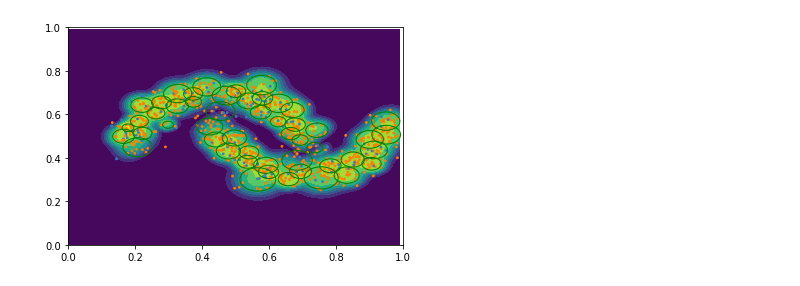
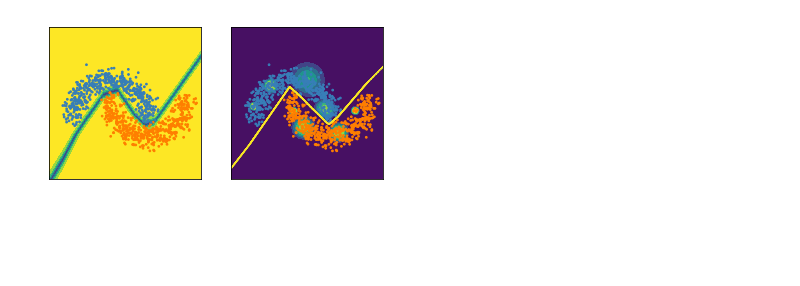
Before and after one commit to AlexMeinke/certified-certain-uncertainty, a Jupyter notebook: TwoMoons.ipynb, the cells around one changed output. Saved outputs shown, nothing was run; the diff lists cells and outputs as text; code cells hidden in the pictures; blank space fills up the shorter version.

Commit message:
finished eval pipeline, refactored sample plotting, fixed bug in ODIN

```diff
--- a/TwoMoons.ipynb
+++ b/TwoMoons.ipynb
@@ -52,7 +52,7 @@ class TwoMoonsNet(nn.Module):
 # %%
 moons_data, moons_label = datasets.make_moons(n_samples=1000, shuffle=True, noise=.15)
 
-data = (torch.tensor(moons_data, dtype=torch.float) + 1.8) / 4
+data = (torch.tensor(moons_data, dtype=torch.float) + 1.6) / 4
 label = torch.tensor(moons_label, dtype=torch.float)
 label = label.type(torch.LongTensor)
 
@@ -77,6 +77,7 @@ gmm = models.GMM(50, 2, mu=mu, logvar=logvar)
 device=torch.device('cuda:0')
 
 model = models.RobustModel(net, gmm, 0., dim=2, classes=2).to(device)
+base_model = TwoMoonsNet().to(device)
 # %%
 model.mm.mu.data += .1*(torch.rand_like(model.mm.mu)-.5)
 mu = model.mm.mu
@@ -98,14 +99,22 @@ for i in range(mu.shape[0]):
 # %%
 lr = 0.1
 lr_gmm = 1e-3
+decay = 0.
 
 param_groups = [{'params':model.mm.parameters(),'lr':lr_gmm, 'weight_decay':0.},
-                {'params':model.base_model.parameters(),'lr':lr, 'weight_decay':5e-4}]
+                {'params':model.base_model.parameters(),'lr':lr, 'weight_decay':decay}]
 
 optimizer = optim.SGD(param_groups)
 
 for epoch in range(1000):
-    tt.train_CEDA_gmm(model, device, train_loader, train_loader, optimizer, epoch, lam=1., verbose=-1)
+    tt.train_CEDA_gmm(model, device, train_loader, train_loader,
+                      optimizer, epoch, lam=1., verbose=-1)
+# %%
+optimizer = optim.SGD(base_model.parameters(), lr=lr, weight_decay=decay)
+
+for epoch in range(1000):
+    tt.train_plain(base_model, device, train_loader, train_loader,
+                   optimizer, epoch, lam=1., verbose=-1)
 # %%
 ax = plt.gca()
 ax.cla()
@@ -124,30 +144,65 @@ for i in range(mu.shape[0]):
 # %%
-x = np.arange(0., 1., 0.01)
-y = np.arange(0., 1., 0.01)
+f = plt.figure()
+
+x = np.arange(0., 1.01, 0.0001)
+y = np.arange(0., 1.01, 0.0001)
 
 points = []
 for xx in x:
     for yy in y:
         points.append((xx, yy))
 
-out = model.cpu()(torch.tensor(points)).detach()
-pred = out.max(1)[0].exp()
+plt.subplot(1,2, 1)
+
+output = base_model.cpu()(torch.tensor(points)).detach()
+output_data = base_model(data).detach().cpu()
+pred = output.max(1)[0].exp()
 z = pred.view(len(x), len(y)).detach().t().numpy()
 
 ax = plt.gca()
 ax.cla()
 
 h = ax.contourf(x,y,z, norm=norm)
 
-ax.scatter(data[:, 0], data[:, 1], s=3, color=colors[out.max(1)[1]])
+#h = ax.contour(x,y,z, norm=norm)
+
+ax.scatter(data[:, 0], data[:, 1], s=3, color=colors[output_data.max(1)[1]])
 plt.xlim([0, 1])
 plt.ylim([0, 1])
+plt.xticks([])
+plt.yticks([])
 
-for i in range(mu.shape[0]):
-    std = model.mm.logvar[i].exp().sqrt().item()
-    ellipse = patches.Ellipse( (mu[i,0], mu[i,1]) , 3*std, 3*std, color='g', fill=False)
-    ax.add_artist(ellipse)
+plt.gca().set_aspect('equal', adjustable='box')
+
+plt.subplot(1,2, 2)
+
+output = model.cpu()(torch.tensor(points)).detach()
+output_data = model(data).detach().cpu()
+pred = output.max(1)[0].exp()
+z = pred.view(len(x), len(y)).detach().t().numpy()
+
+output_base = model.base_model.cpu()(torch.tensor(points)).detach()
+pred = output_base.max(1)[0].exp()
+z_base = pred.view(len(x), len(y)).detach().t().numpy()
+
+ax = plt.gca()
+ax.cla()
+
+h = ax.contourf(x,y,z, norm=norm)
+norm2 = matplotlib.colors.Normalize(vmin=0.5, vmax=.6, clip=True)
+h = ax.contour(x,y,np.log(z_base-.5002)**3)
+
+
+ax.scatter(data[:, 0], data[:, 1], s=3, color=colors[output_data.max(1)[1]])
+plt.xlim([0, 1])
+plt.ylim([0, 1])
+plt.xticks([])
+plt.yticks([])
+
+
+plt.gca().set_aspect('equal', adjustable='box')
+
 
 plt.show()
 # %% [output]
-[figure, old version]
+[figure, new version]
```
Also changed, not shown: parts of 6 cells of this notebook, 36 other files.
